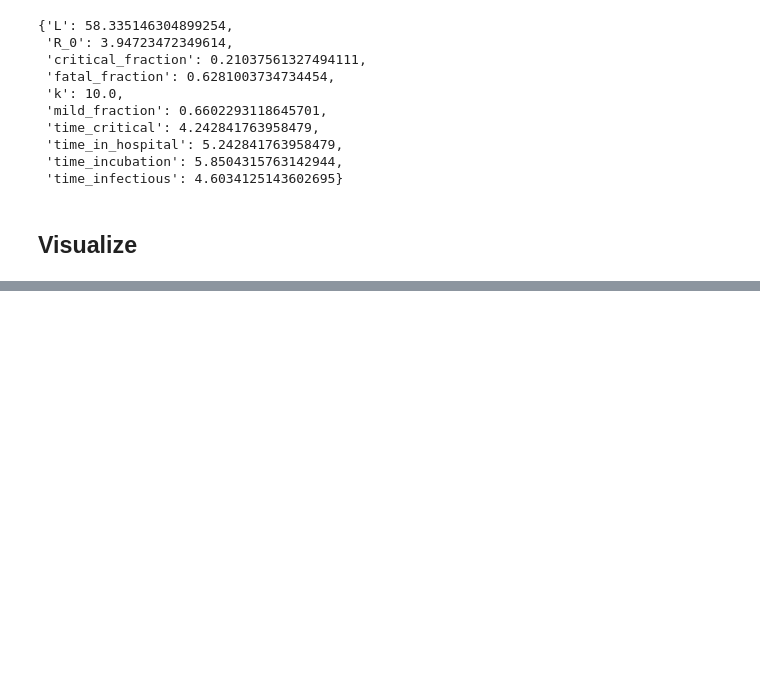
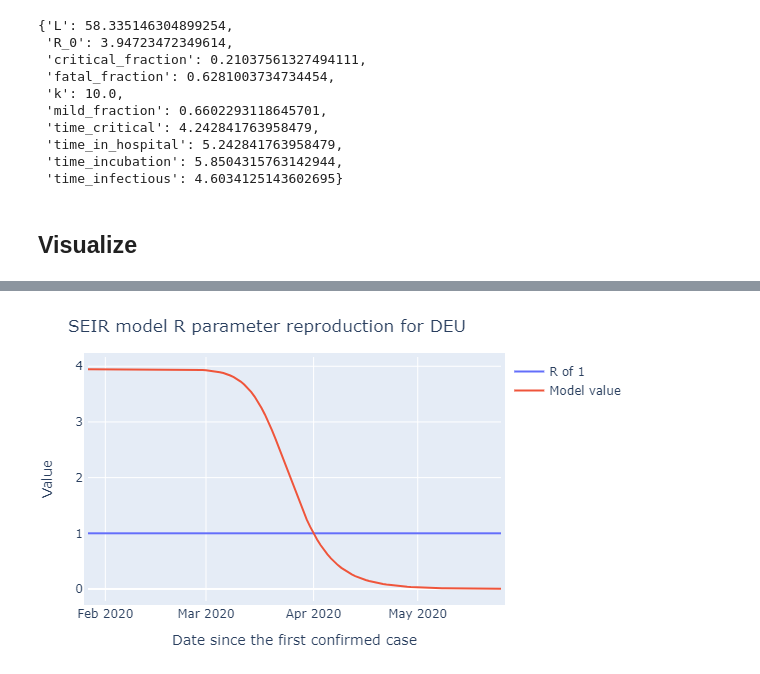
Before and after one commit to SpaceD0ge/COVID-19-tools, a Jupyter notebook: examples/SEIR.ipynb, the cells around one changed output, grey strips where cells are left out. Saved outputs shown, nothing was run; the diff lists cells and outputs as text; code cells hidden in the pictures; blank space fills up the shorter version.

```diff
--- a/examples/SEIR.ipynb
+++ b/examples/SEIR.ipynb
@@ -94,3 +93,7 @@ graph_SEIR(code, res, first_date, data_key='cases')
+# %%
+Image(filename='DEU-Rt-SEIR.png')
+# %% [output]
+[figure, added]
 # %%
 graph_SEIR(code, res, first_date, data_key='deaths')
 # %% [output]
```
Also changed, not shown: parts of 5 cells of this notebook, 3 other files.
